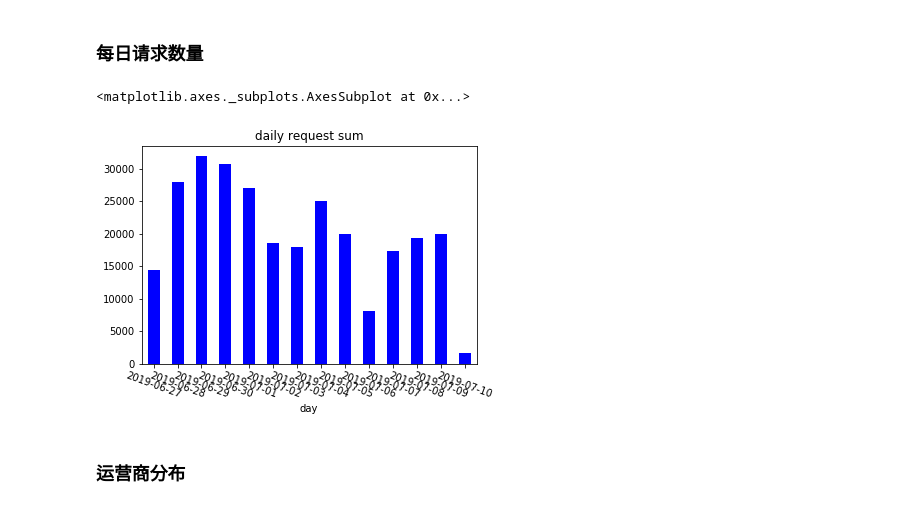
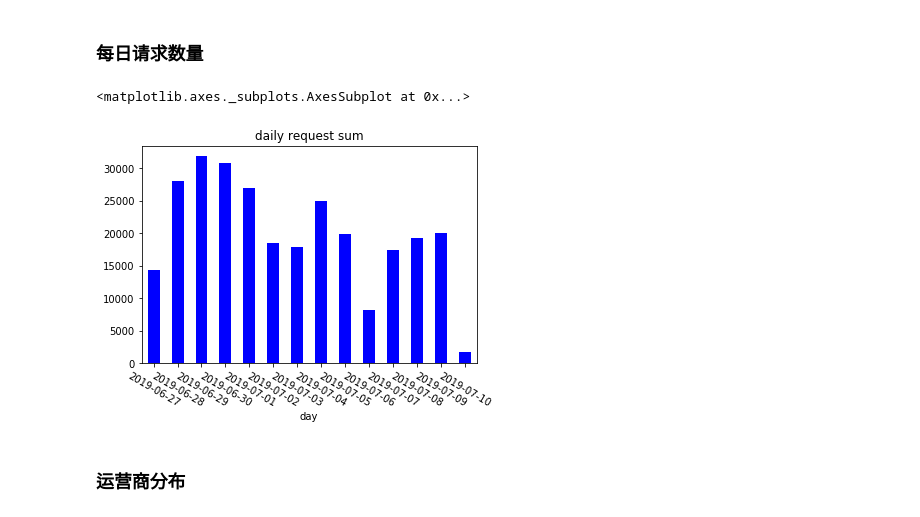
Before and after one commit to wangshub/tracking-my-phone, a Jupyter notebook: visual.ipynb, the cells around one changed output. Drawn from its saved outputs; the diff is of its cells as text; code cells hidden in the pictures.

```diff
--- a/visual.ipynb
+++ b/visual.ipynb
@@ -211,10 +232,10 @@ df_night.groupby(['company']).count().sort_values(['time'], ascending=False)['ti
 ### 每日请求数量
 # %%
 ## 柱状图，每日请求数量
-df.groupby(['day']).count()['domain'].plot(kind='bar', color='b', title='daily request sum', rot=-20)
+df.groupby(['day']).count()['domain'].plot(kind='bar', color='b', title='daily request sum', rot=-30)
 # %% [output]
 <matplotlib.axes._subplots.AxesSubplot at 0x...>
-[figure, old version]
+[figure, new version]
 # %% [markdown]
 ### 运营商分布
 # %%
```
Also changed, not shown: parts of 2 cells of this notebook, 1 other file.
